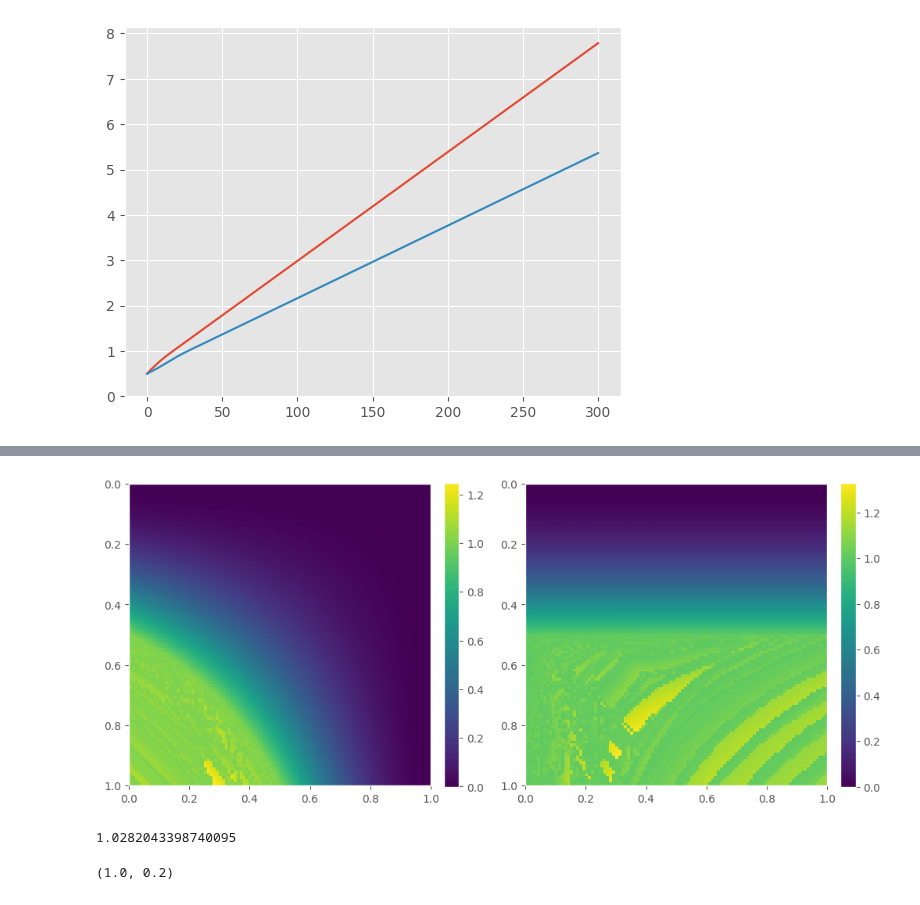
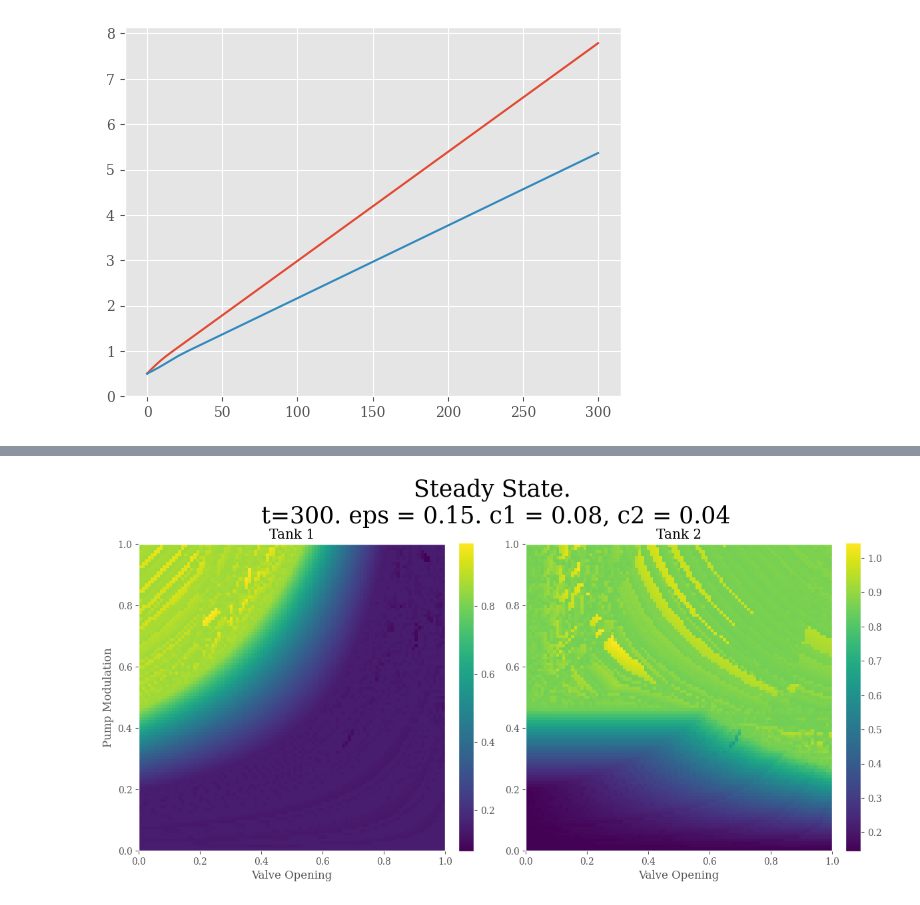
Before and after one commit to MalachiteWind/stable_node_control, a Jupyter notebook: notebooks/mixing-tanks/mixing_tanks.ipynb, the cells around one changed output, grey strips where cells are left out. Saved outputs shown, nothing was run; the diff lists cells and outputs as text; code cells hidden in the pictures.

```diff
--- a/notebooks/mixing-tanks/mixing_tanks.ipynb
+++ b/notebooks/mixing-tanks/mixing_tanks.ipynb
@@ -89,6 +116,7 @@ def two_tank_ode(t, x, u, c):
 
     return np.array([dhdt1, dhdt2])
 # %%
-from scipy.integrate import solve_ivp
+x0 = [0.5,0.5]
+u = [1,0.2]
+c = [c1,c2]
+eps = 2e-2
-# %%
-x0 = np.array(x0)
@@ -99,8 +123,5 @@ array([0.5, 0.5])
 # %%
-t_max = 300
-x0 = [0.5,0.5]
-u = np.array([0.3,0.])
-c = np.array([c1,c2])
+t_max = 100
 sol = solve_ivp(
     two_tank_ode,
     t_span = [0,t_max],
@@ -108,6 +129,16 @@ sol = solve_ivp(
     t_eval= np.linspace(0,t_max, 501),
     args =(u,c,)
 )
+
+# soft_two_tank = lambda t,x,u,c: two_tank_ode(t,x,u,c,eps=1e-2)
+
+sol2 = solve_ivp(
+    two_tank_ode,
+    t_span = [0,t_max],
+    y0 = np.array(x0),
+    t_eval= np.linspace(0,t_max, 501),
+    args =(u,c,eps)
+)
 # %%
 t = sol.t
 X = sol.y
@@ -126,12 +169,14 @@ plt.ylim(0,1)
 p_vals = np.linspace(0,1,101)
 v_vals = np.linspace(0,1,101)
 
+eps = 9e-2
+eps = 0.15
 
 X1s = np.zeros((len(p_vals),len(v_vals)))
 X2s = np.zeros((len(p_vals),len(v_vals)))
 
 for i, pi in enumerate(tqdm(p_vals)):
-    for j, vi in enumerate(v_vals):
+    for j, vi in enumerate(tqdm(v_vals,leave=False)):
         t_max = 300
         x0 = [0.5,0.5]
         u = np.array([pi,vi])
@@ -141,7 +186,7 @@ for i, pi in enumerate(tqdm(p_vals)):
             t_span = [0,t_max],
             y0 = np.array(x0),
             t_eval= np.linspace(0,t_max, 501),
-            args =(u,c,)
+            args =(u,c,eps)
         )
         x1, x2 = sol.y[:,-1]
         X1s[i,j] = x1
@@ -149,21 +201,19 @@ for i, pi in enumerate(tqdm(p_vals)):
 # %%
-fig, (ax1,ax2) = plt.subplots(1,2,figsize=(12,8))
-im1 = ax1.imshow(X1s,extent=[v_vals[0],v_vals[-1],p_vals[-1],p_vals[0]],)
+fig, (ax1,ax2) = plt.subplots(1,2,figsize=(12,6))
+im1 = ax1.imshow(X1s,extent=[v_vals[0],v_vals[-1],p_vals[0],p_vals[-1]],origin='lower')
 cbar1 = fig.colorbar(im1,ax=ax1,fraction=0.046,pad=0.04)
+ax1.set_ylabel("Pump Modulation")
+ax1.set_xlabel("Valve Opening")
+ax1.set_title("Tank 1")
 ax1.grid(False)
 
-im2 = ax2.imshow(X2s,extent=[v_vals[0],v_vals[-1],p_vals[-1],p_vals[0]])
-cbar1 = fig.colorbar(im2,ax=ax2,fraction=0.046,pad=0.04)
+im2 = ax2.imshow(X2s,extent=[v_vals[0],v_vals[-1],p_vals[0],p_vals[-1]],origin='lower')
+cbar2 = fig.colorbar(im2,ax=ax2,fraction=0.046,pad=0.04)
+ax2.set_xlabel("Valve Opening")
+ax2.set_title("Tank 2")
 ax2.grid(False)
+
+plt.suptitle(f"Steady State.\n t={t_max}. eps = {eps}. c1 = {c1}, c2 = {c2}",size=25)
+plt.tight_layout()
 # %% [output]
-[figure, old version]
+[figure, new version]
-# %%
-X1s[100,0]
-# %% [output]
-1.0282043398740095
-# %%
-pi = p_vals[100]
-vi = v_vals[20]
-pi,vi
-# %% [output]
-(1.0, 0.2)
```
Also changed, not shown: parts of 21 cells of this notebook.
